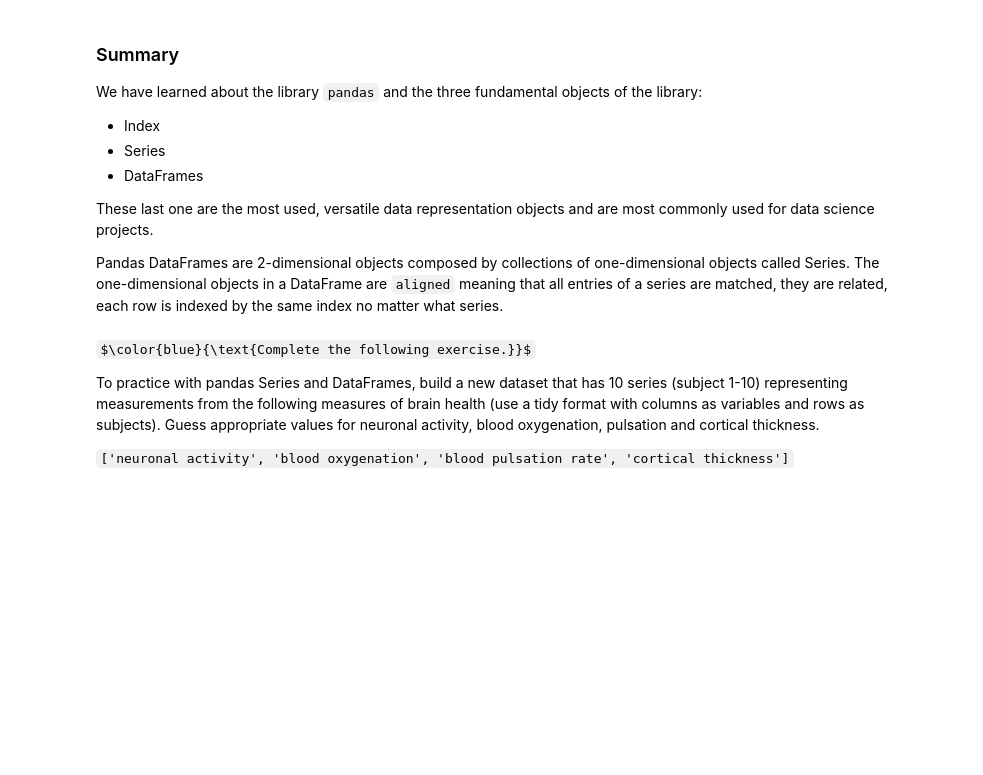
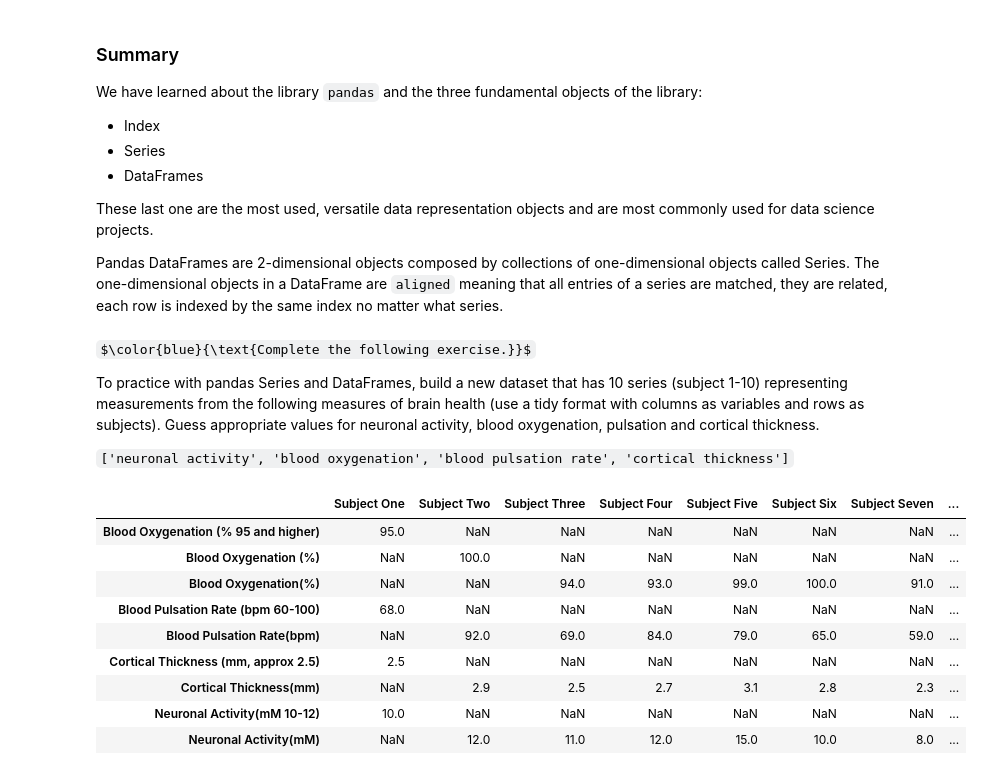
Before and after one commit to sanyakotian/PythonTutorials, a Jupyter notebook: tutorial015-Pandas-Introduction.ipynb, the cells around one changed output. Drawn from its saved outputs; the diff is of its cells as text; code cells hidden in the pictures; some formulas as TeX source; blank space fills up the shorter version.

```diff
--- a/tutorial015-Pandas-Introduction.ipynb
+++ b/tutorial015-Pandas-Introduction.ipynb
@@ -641,36 +641,47 @@ subject7 = {'Neuronal Activity(mM)':8,
 series7 = pd.Series(subject7)
 
 
 subject8 = {'Neuronal Activity(mM)':11,
 'Blood Oxygenation(%)':83,
 'Blood Pulsation Rate(bpm)':84,
 'Cortical Thickness(mm)':2.5}
 series8 = pd.Series(subject8)
 
 subject9 = {'Neuronal Activity(mM)':12,
 'Blood Oxygenation(%)':98,
-'Blood Pulsation Rate(bpm)':84,
-'Cortical Thickness(mm)':2.7}
+'Blood Pulsation Rate(bpm)':88,
+'Cortical Thickness(mm)':2.3}
 series9 = pd.Series(subject9)
 
 
-subject10 = {'Neuronal Activity':24,
-'Blood Oxygenation':99,
-'Blood Pulsation Rate':102,
-'Cortical Thickness':3.5}
+subject10 = {'Neuronal Activity(mM)':14,
+'Blood Oxygenation(%)':76,
+'Blood Pulsation Rate(bpm)':89,
+'Cortical Thickness(mm)':2.4}
 series10 = pd.Series(subject10)
 
 
 dict = {'Subject One':series1,
 'Subject Two':series2,
 'Subject Three':series3,
 'Subject Four':series4,
 'Subject Five':series5,
 'Subject Six':series6,
 'Subject Seven':series7,
 'Subject Eight':series8,
 'Subject Nine':series9,
 'Subject Ten':series10}
 
 MeasuresofBrainHealth_dataframe = pd.DataFrame(dict)
 MeasuresofBrainHealth_dataframe
+# %% [output]
+|  | Subject One | Subject Two | Subject Three | Subject Four | Subject Five | Subject Six | Subject Seven | ... |
+| Blood Oxygenation (% 95 and higher) | 95.0 | NaN | NaN | NaN | NaN | NaN | NaN | ... |
+| Blood Oxygenation (%) | NaN | 100.0 | NaN | NaN | NaN | NaN | NaN | ... |
+| Blood Oxygenation(%) | NaN | NaN | 94.0 | 93.0 | 99.0 | 100.0 | 91.0 | ... |
+| Blood Pulsation Rate (bpm 60-100) | 68.0 | NaN | NaN | NaN | NaN | NaN | NaN | ... |
+| Blood Pulsation Rate(bpm) | NaN | 92.0 | 69.0 | 84.0 | 79.0 | 65.0 | 59.0 | ... |
+| Cortical Thickness (mm, approx 2.5) | 2.5 | NaN | NaN | NaN | NaN | NaN | NaN | ... |
+| Cortical Thickness(mm) | NaN | 2.9 | 2.5 | 2.7 | 3.1 | 2.8 | 2.3 | ... |
+| Neuronal Activity(mM 10-12) | 10.0 | NaN | NaN | NaN | NaN | NaN | NaN | ... |
+| Neuronal Activity(mM) | NaN | 12.0 | 11.0 | 12.0 | 15.0 | 10.0 | 8.0 | ... |
```
